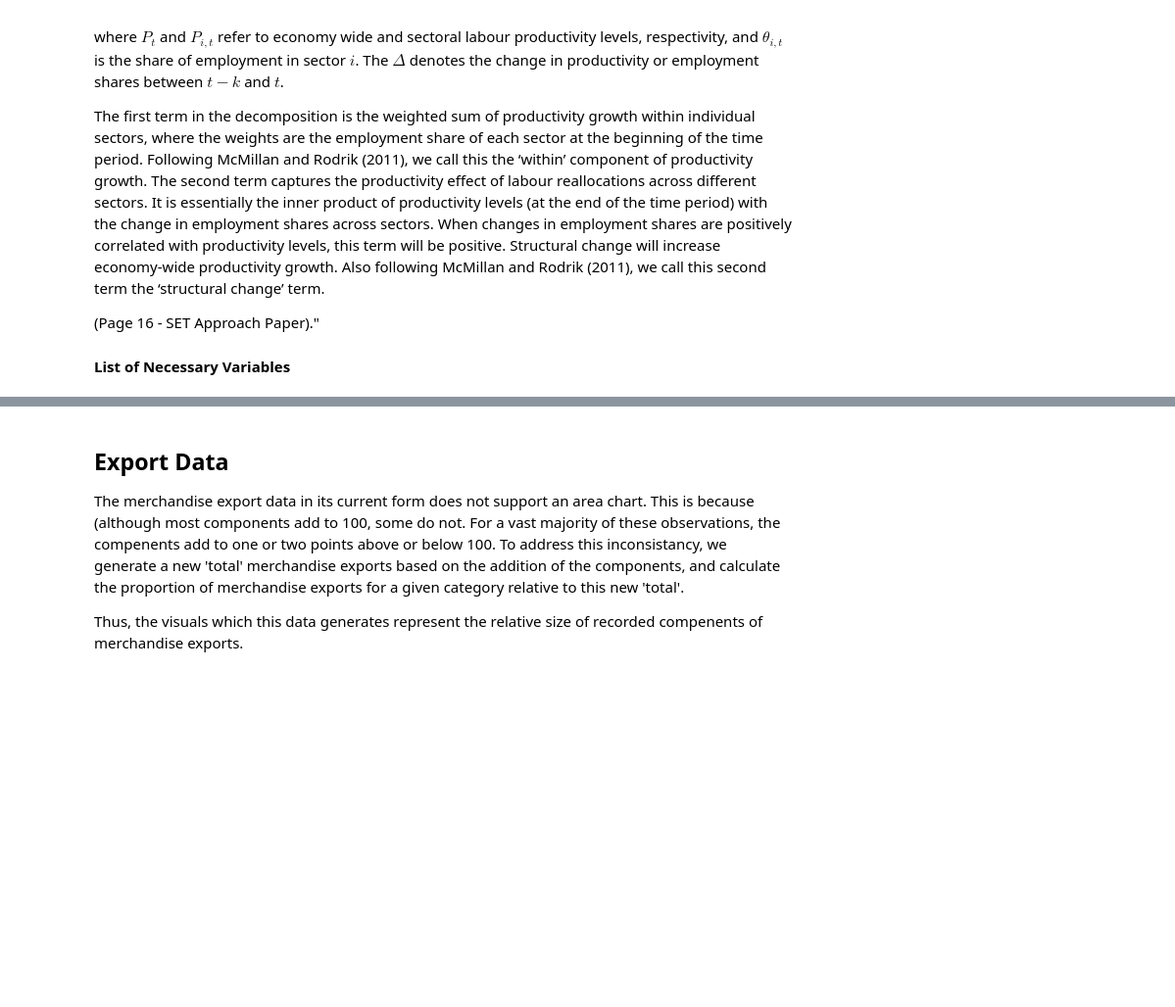
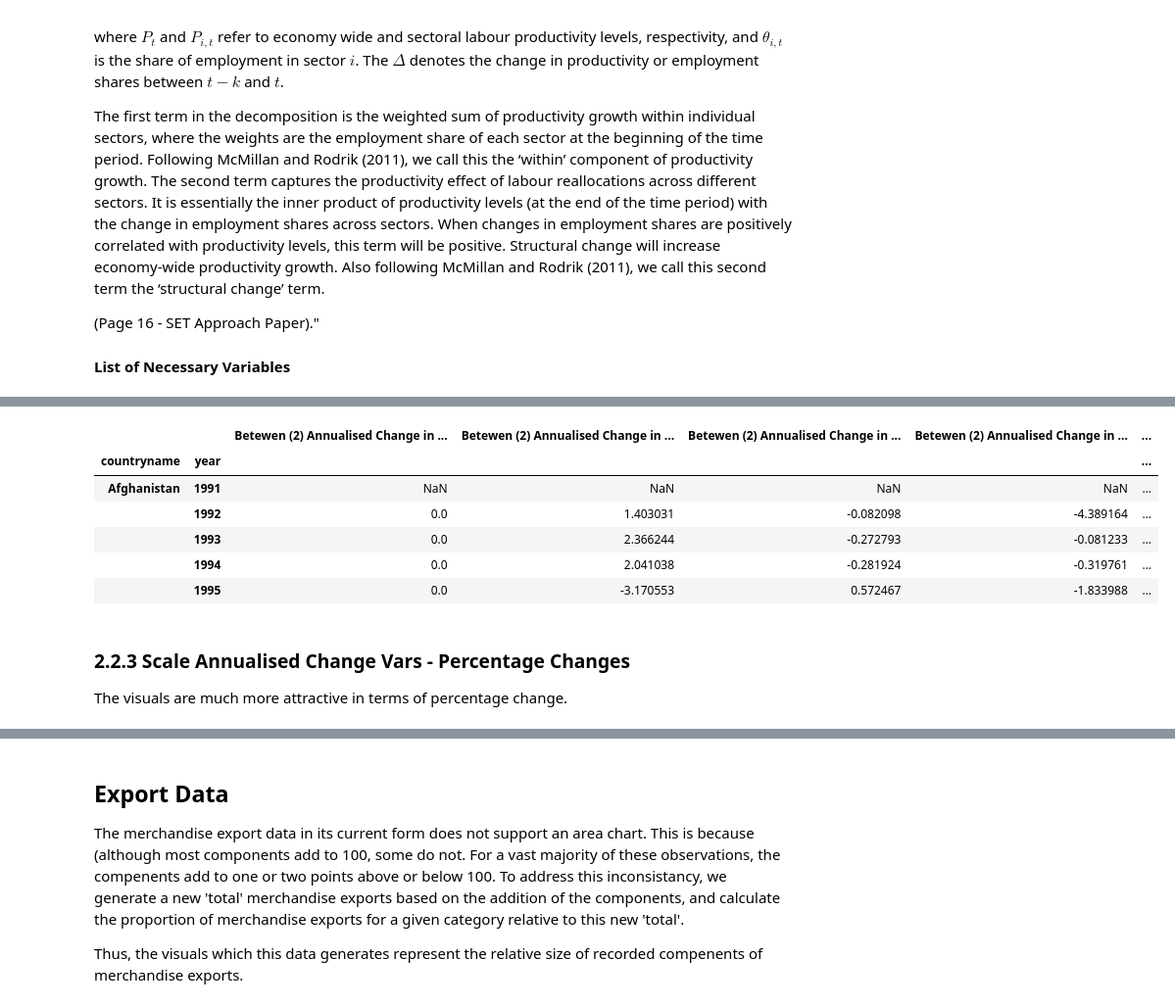
Before and after one commit to LightnerAndrew/SET-DataPortal, a Jupyter notebook: data-preparation/ODI-data-portal Data Preparation.ipynb, the cells around one changed output, grey strips where cells are left out. Shown at 98% size. Cells and saved outputs as stored; diff of their text form; code cells hidden in the pictures; blank space fills up the shorter version.

```diff
--- a/data-preparation/ODI-data-portal Data Preparation.ipynb
+++ b/data-preparation/ODI-data-portal Data Preparation.ipynb
@@ -833 +894,15 @@ data = df[var_list]
+# %%
+initial[between1+between2].head()
+# %% [output]
+|  |  | Betewen (2) Annualised Change in ... | Betewen (2) Annualised Change in ... | Betewen (2) Annualised Change in ... | Betewen (2) Annualised Change in ... | ... |
+| countryname | year |  |  |  |  | ... |
+| Afghanistan | 1991 | NaN | NaN | NaN | NaN | ... |
+|  | 1992 | 0.0 | 1.403031 | -0.082098 | -4.389164 | ... |
+|  | 1993 | 0.0 | 2.366244 | -0.272793 | -0.081233 | ... |
+|  | 1994 | 0.0 | 2.041038 | -0.281924 | -0.319761 | ... |
+|  | 1995 | 0.0 | -3.170553 | 0.572467 | -1.833988 | ... |
+# %% [markdown]
+### 2.2.3 Scale Annualised Change Vars -  Percentage Changes
+
+The visuals are much more attractive in terms of percentage change.
 # %%
```
Also changed, not shown: parts of 98 cells of this notebook, 5 other files.
